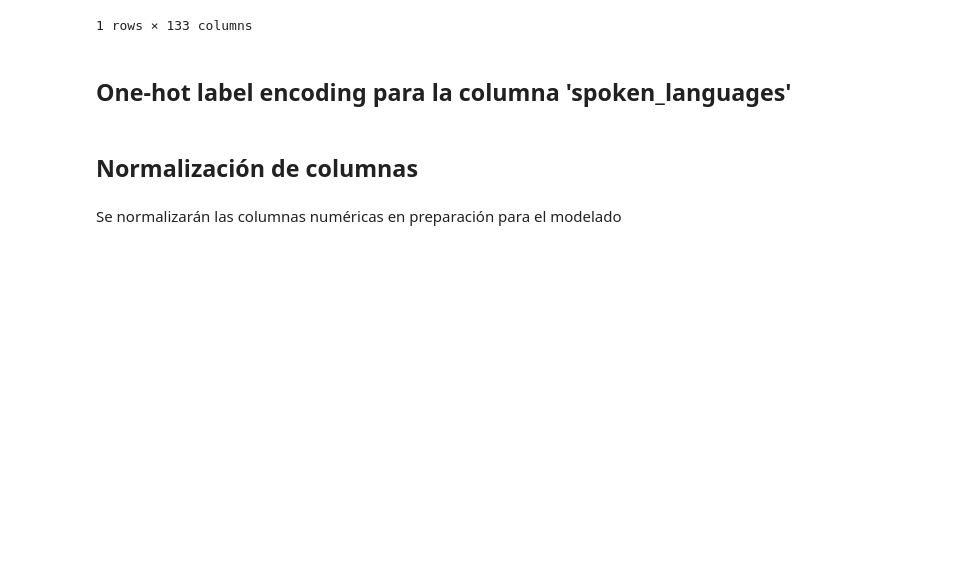
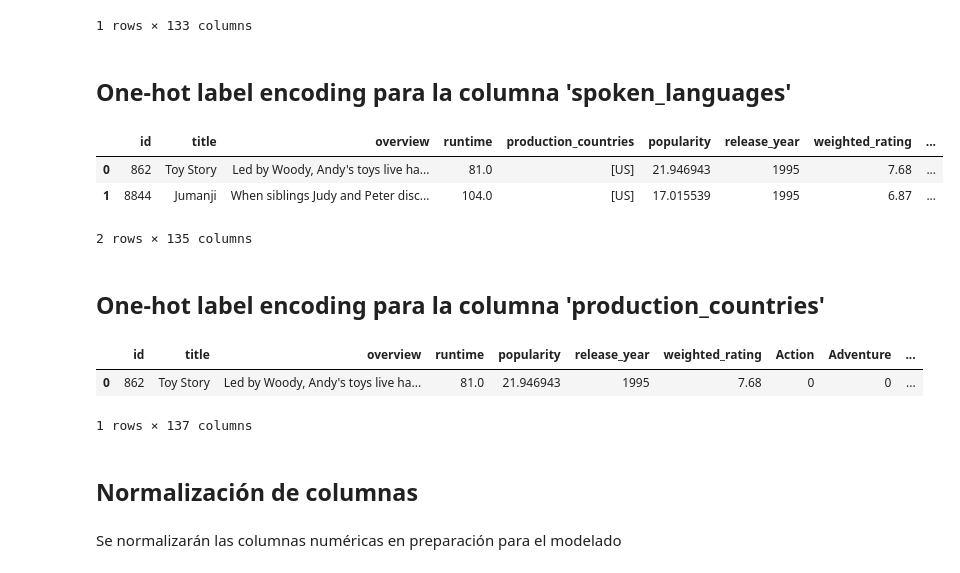
Before and after one commit to alejocampos1/Movies_Recommendation_2024, a Jupyter notebook: Notebooks/modelo.ipynb, the cells around one changed output. Cells and saved outputs as stored; diff of their text form; code cells hidden in the pictures; blank space fills up the shorter version.

```diff
--- a/Notebooks/modelo.ipynb
+++ b/Notebooks/modelo.ipynb
@@ -180,0 +196,9 @@ df_premodel.head(1)
+# %%
+df_premodel.head(2)
+# %% [output]
+|  | id | title | overview | runtime | production_countries | popularity | release_year | weighted_rating | ... |
+| 0 | 862 | Toy Story | Led by Woody, Andy's toys live ha... | 81.0 | [US] | 21.946943 | 1995 | 7.68 | ... |
+| 1 | 8844 | Jumanji | When siblings Judy and Peter disc... | 104.0 | [US] | 17.015539 | 1995 | 6.87 | ... |
+2 rows × 135 columns
+# %% [markdown]
+## One-hot label encoding para la columna 'production_countries'
@@ -181,3 +220,9 @@ df_premodel.head(1)
+# %%
+df_premodel.head(1)
+# %% [output]
+|  | id | title | overview | runtime | popularity | release_year | weighted_rating | Action | Adventure | ... |
+| 0 | 862 | Toy Story | Led by Woody, Andy's toys live ha... | 81.0 | 21.946943 | 1995 | 7.68 | 0 | 0 | ... |
+1 rows × 137 columns
 # %% [markdown]
 ## Normalización de columnas
 # %% [markdown]
```
Also changed, not shown: parts of 15 cells of this notebook, 3 other files.
